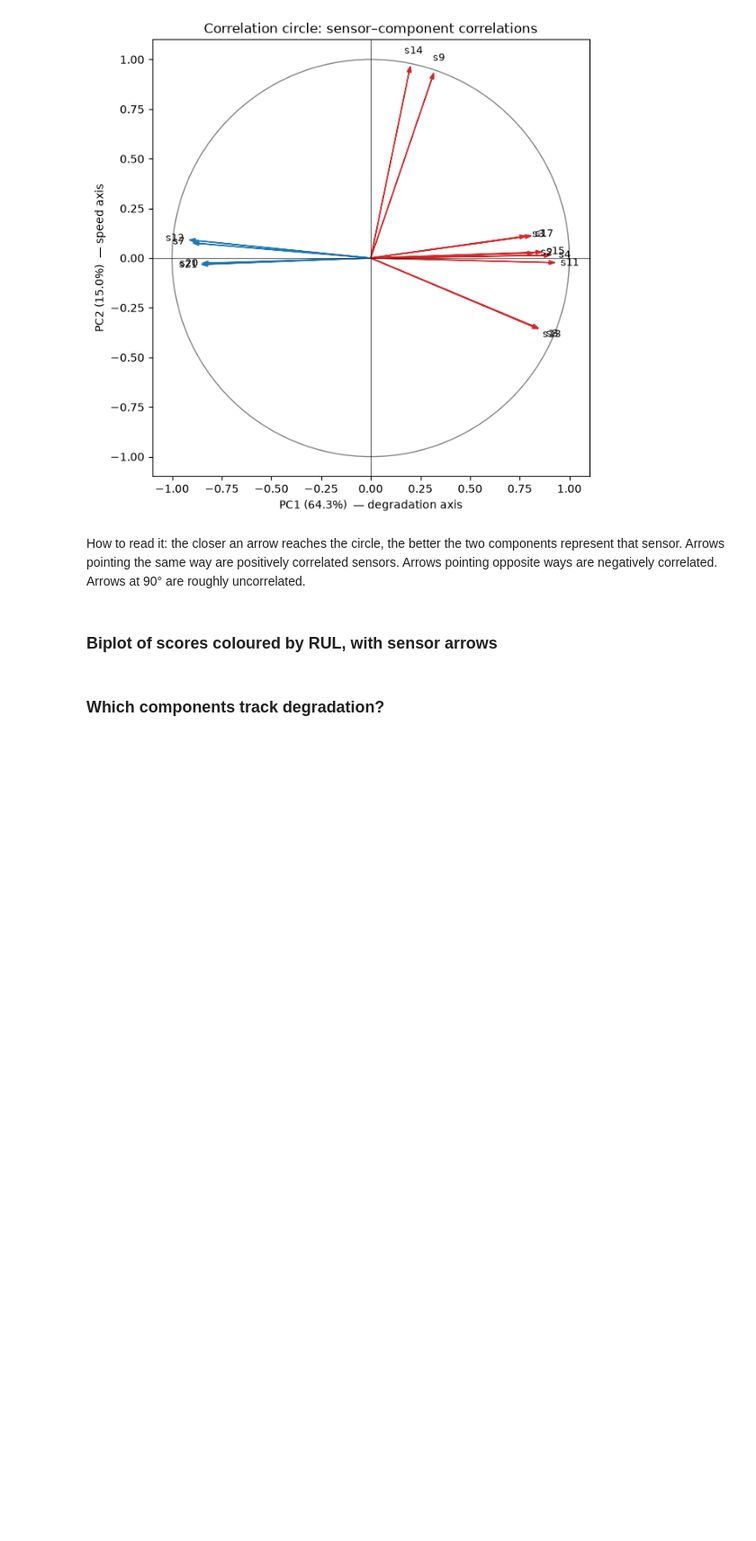
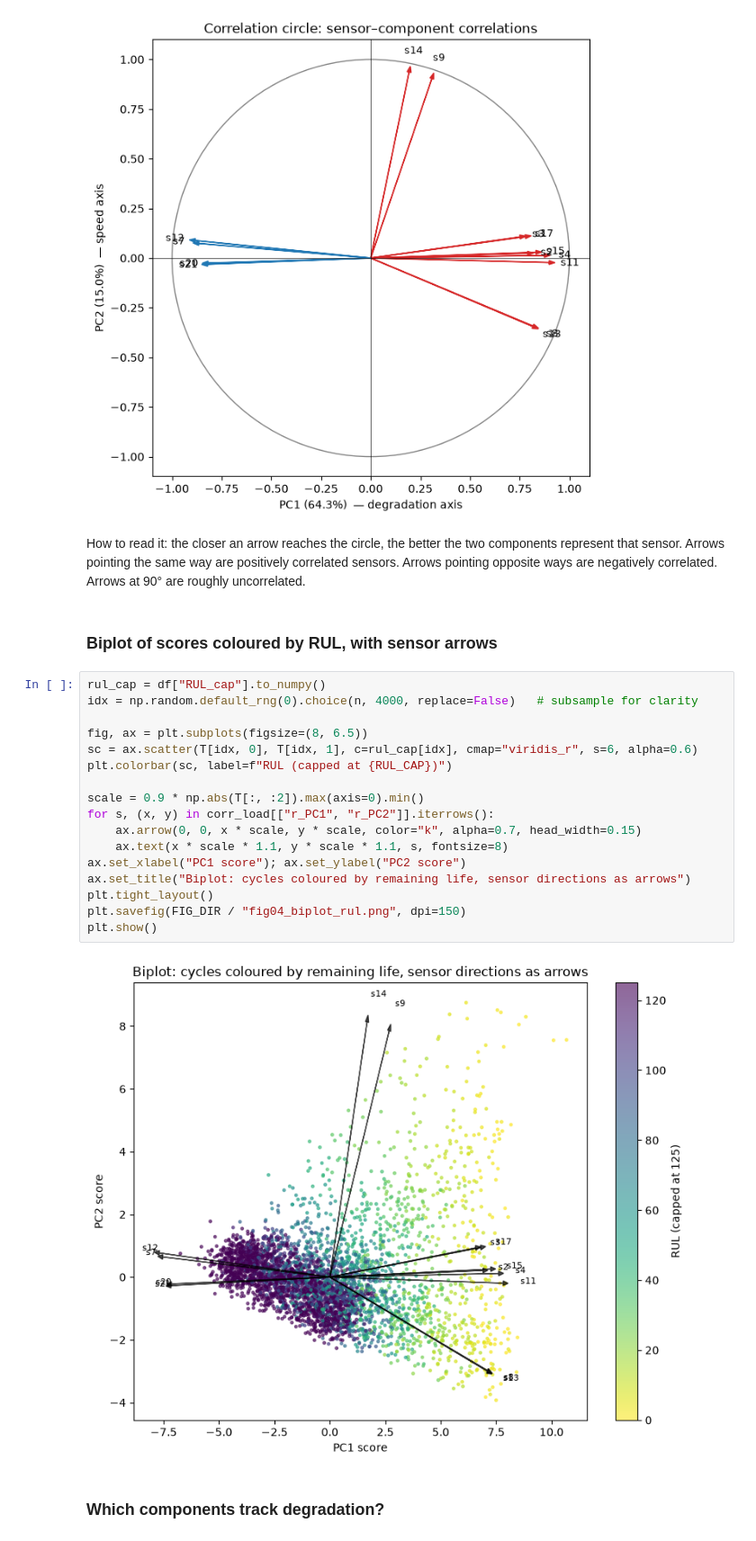
Before and after one commit to donald01johnson/mfda-exp8-pca-health, a Jupyter notebook: notebooks/exp8_pca_health.ipynb, the cells around one changed output. Shown at 90% size. Drawn from its saved outputs; the diff is of its cells as text; blank space fills up the shorter version.

```diff
--- a/notebooks/exp8_pca_health.ipynb
+++ b/notebooks/exp8_pca_health.ipynb
@@ -481,5 +481,24 @@ plt.show()
 How to read it: the closer an arrow reaches the circle, the better the two components represent that sensor. Arrows pointing the same way are positively correlated sensors. Arrows pointing opposite ways are negatively correlated. Arrows at 90° are roughly uncorrelated.
 # %% [markdown]
 ### Biplot of scores coloured by RUL, with sensor arrows
+# %%
+rul_cap = df["RUL_cap"].to_numpy()
+idx = np.random.default_rng(0).choice(n, 4000, replace=False)   # subsample for clarity
+
+fig, ax = plt.subplots(figsize=(8, 6.5))
+sc = ax.scatter(T[idx, 0], T[idx, 1], c=rul_cap[idx], cmap="viridis_r", s=6, alpha=0.6)
+plt.colorbar(sc, label=f"RUL (capped at {RUL_CAP})")
+
+scale = 0.9 * np.abs(T[:, :2]).max(axis=0).min()
+for s, (x, y) in corr_load[["r_PC1", "r_PC2"]].iterrows():
+    ax.arrow(0, 0, x * scale, y * scale, color="k", alpha=0.7, head_width=0.15)
+    ax.text(x * scale * 1.1, y * scale * 1.1, s, fontsize=8)
+ax.set_xlabel("PC1 score"); ax.set_ylabel("PC2 score")
+ax.set_title("Biplot: cycles coloured by remaining life, sensor directions as arrows")
+plt.tight_layout()
+plt.savefig(FIG_DIR / "fig04_biplot_rul.png", dpi=150)
+plt.show()
+# %% [output]
+[figure, added]
 # %% [markdown]
 ### Which components track degradation?
```
Also changed, not shown: parts of 13 cells of this notebook, 3 other files.
